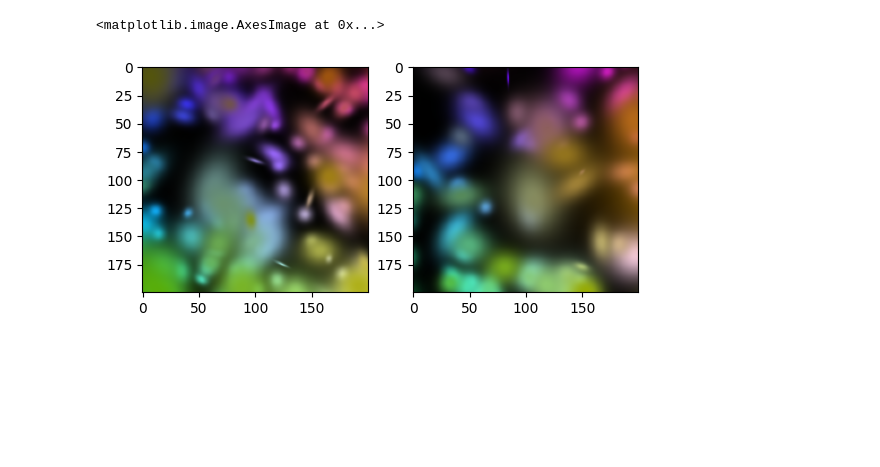
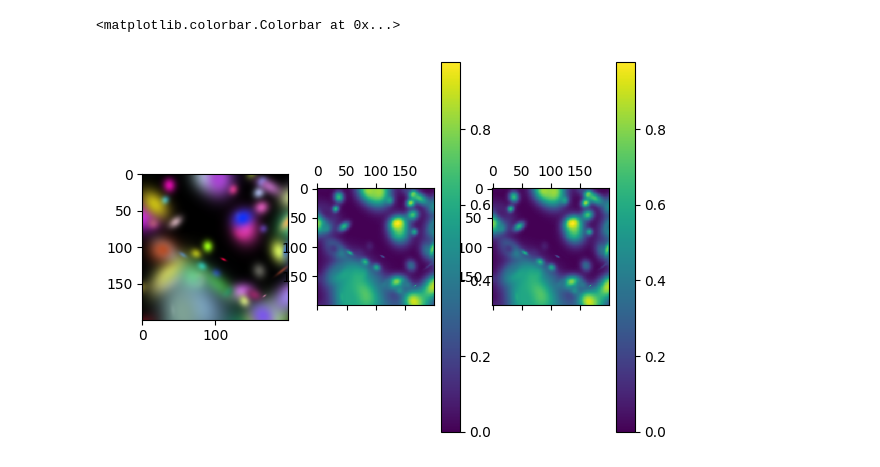
Before and after one commit to nishadgothoskar/diff-gaussian-rasterization, a Jupyter notebook: optimization.ipynb, the cells around one changed output. Saved outputs shown, nothing was run; the diff lists cells and outputs as text; code cells hidden in the pictures; blank space fills up the shorter version.

```diff
--- a/optimization.ipynb
+++ b/optimization.ipynb
@@ -21,37 +7,39 @@ import functools
+# %%
+key = jax.random.PRNGKey(3)
+def loss( means3D, colors_precomp, opacity, scales, rotations,
+    image_width, image_height, fx,fy, cx,cy,near,far, color_gt):
+    color = rasterize(
+        means3D, colors_precomp, opacity, scales, rotations,
+        image_width, image_height, fx,fy, cx,cy,near,far
+    )
+    return jnp.sum(0.5 * (color[:3] - color_gt[:3])**2)
+
+loss_grad = jax.jit(jax.grad(loss, argnums=(0,1,2,3,4,)), static_argnums=(5,6,7,8,9,10,11,12,))
 # %%
 image_width, image_height, fx, fy, cx, cy, near, far = 200, 200, 300.0, 300.0, 100.0, 100.0, 0.01, 2.5
 
 N = 100
 key = jax.random.split(key, 2)[0]
 means3D = jax.random.uniform(key, shape=(N, 3), minval=-0.5, maxval=0.5) + jnp.array([0.0, 0.0, 1.0])
 N = means3D.shape[0]
+key = jax.random.split(key, 1)[0]
 colors_precomp = jax.random.uniform(key, shape=(N,3), minval=0.0, maxval=1.0)
 opacity = jnp.ones(shape=(N,1))
 scales =jnp.ones((N,3)) * 4.5400e-02
 rotations = jax.random.uniform(key, shape=(N,4), minval=-1.0, maxval=1.0)
 
 color_gt = rasterize_jit(
     means3D, colors_precomp, opacity, scales, rotations,
     image_width, image_height, fx,fy, cx,cy,near,far
 )
+fig, (ax1, ax2,ax3) = plt.subplots(1, 3)
+ax1.imshow(jnp.transpose(color_gt[:3,...], (1,2,0)))
+im = ax2.matshow(color_gt[3,...])
+fig.colorbar(im, ax=ax2)
+im = ax3.matshow(color_gt[4,...])
+fig.colorbar(im, ax=ax3)
 
-N = 200
-key = jax.random.split(key, 1)[0]
-means3D = jax.random.uniform(key, shape=(N, 3), minval=-0.5, maxval=0.5) + jnp.array([0.0, 0.0, 1.0])
-N = means3D.shape[0]
-colors_precomp = jax.random.uniform(key, shape=(N,3), minval=0.0, maxval=1.0)
-opacity = jnp.ones(shape=(N,1))
-scales =jnp.ones((N,3)) * 4.5400e-02
-rotations = jax.random.uniform(key, shape=(N,4), minval=-1.0, maxval=1.0)
-
-color = rasterize_jit(
-    means3D, colors_precomp, opacity, scales, rotations,
-    image_width, image_height, fx,fy, cx,cy,near,far
-)
-
-fix, (ax1, ax2) = plt.subplots(1, 2)
-ax1.imshow(jnp.transpose(color, (1,2,0)))
-ax2.imshow(jnp.transpose(color_gt, (1,2,0)))
+# fig.colorbar(im, cax=ax3, orientation='vertical')
 # %% [output]
-<matplotlib.image.AxesImage at 0x...>
+<matplotlib.colorbar.Colorbar at 0x...>
-[figure, old version]
+[figure, new version]
```
Also changed, not shown: parts of 10 cells of this notebook, 4 other files.
